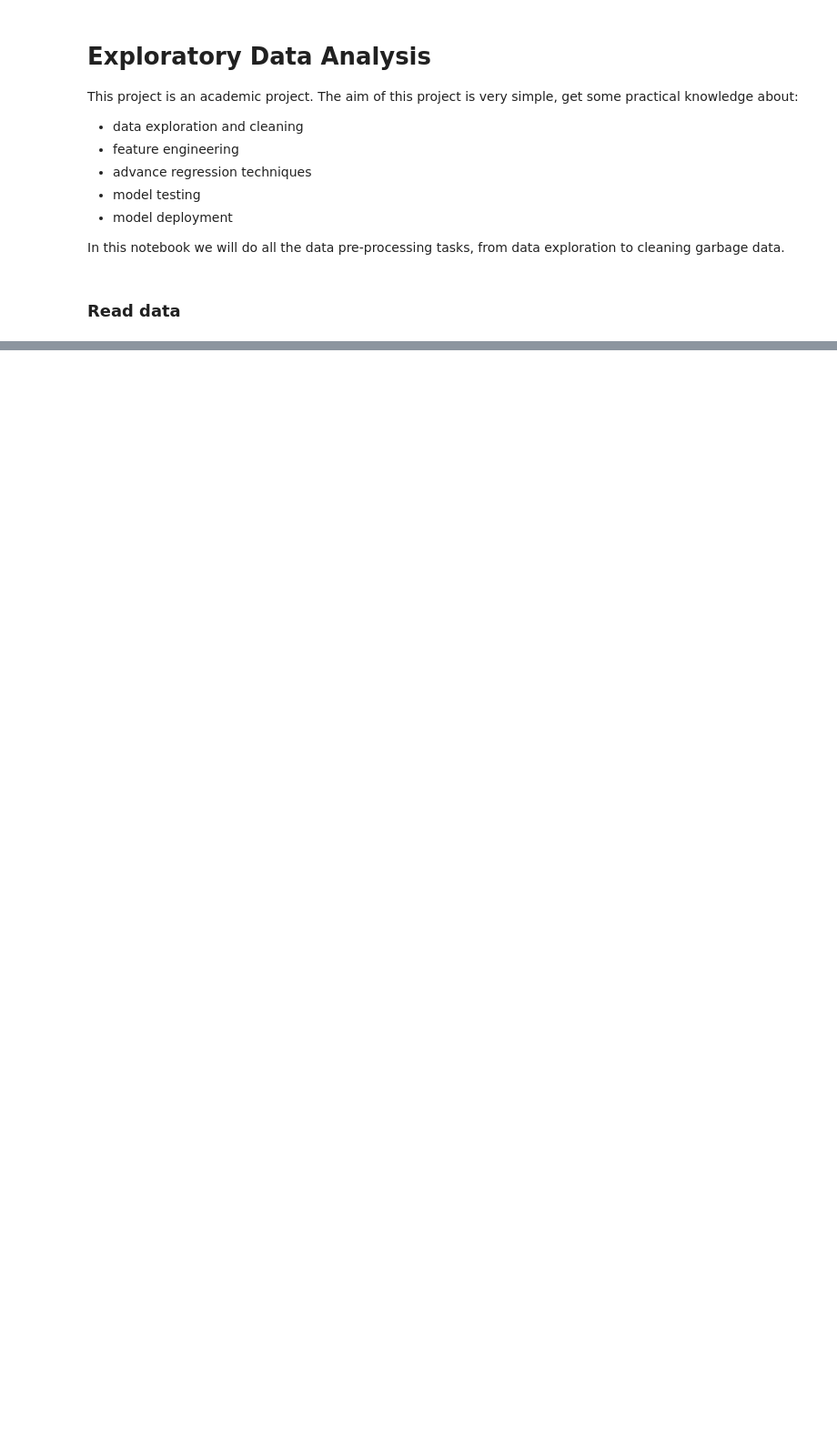
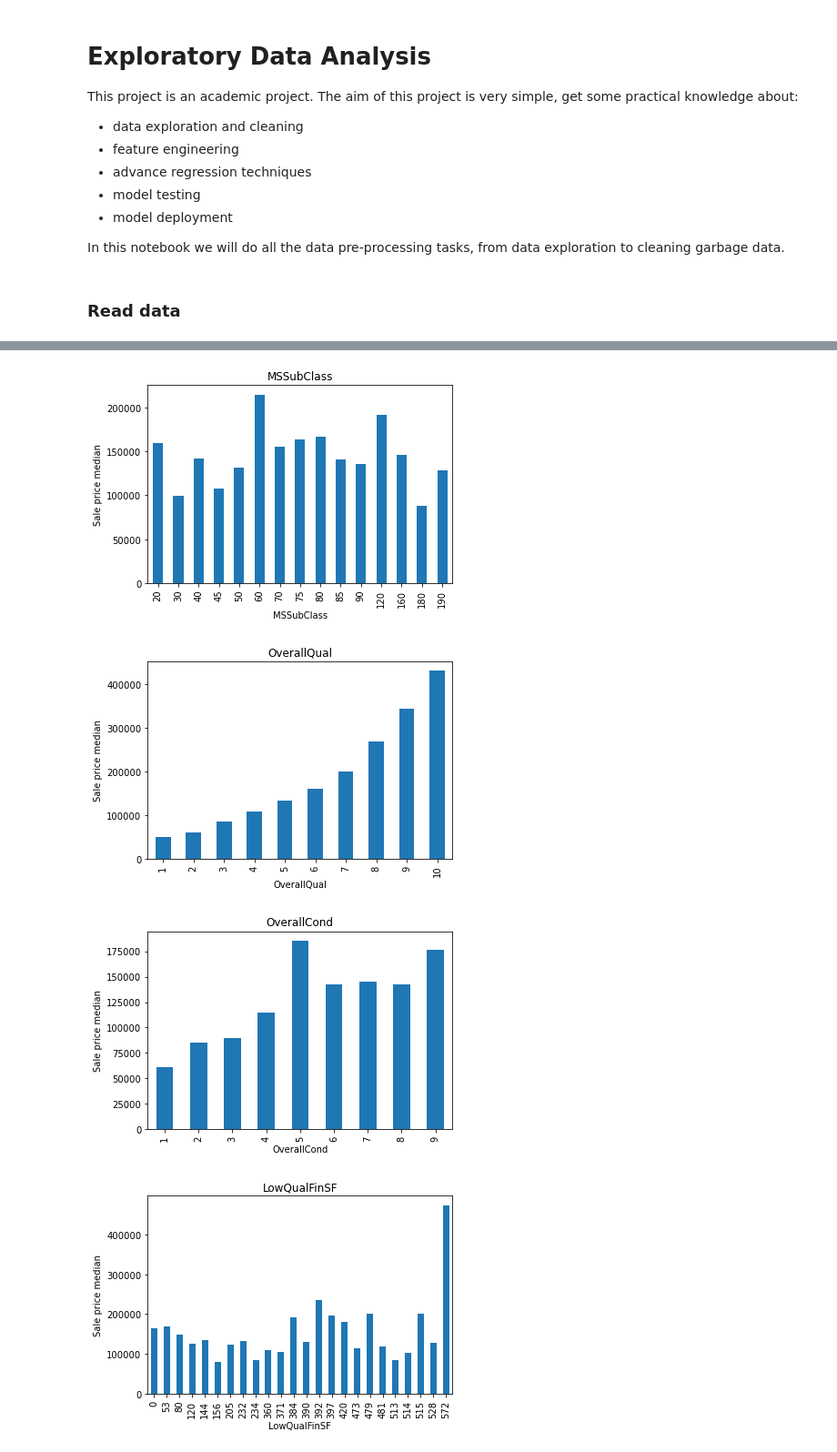
Before and after one commit to ZizZu94/house-prices, a Jupyter notebook: exploratory-data-analysis.ipynb, the cells around one changed output, grey strips where cells are left out. Shown: that part at 91% size. Cells and saved outputs as stored; diff of their text form; code cells hidden in the pictures; blank space fills up the shorter version.

```diff
--- a/exploratory-data-analysis.ipynb
+++ b/exploratory-data-analysis.ipynb
@@ -32,0 +126,3 @@ dataset.head()
+# %%
+for feature in temporal_features:
+    print(feature, dataset[feature].unique())
@@ -32,0 +182,3 @@ dataset.head()
+# %%
+discrete_features=[feature for feature in numerical_features if len(dataset[feature].unique())<25 and feature not in temporal_features+['Id']]
+discrete_features
@@ -32,0 +212,13 @@ dataset.head()
+# %%
+for feature in discrete_features:
+    data=dataset.copy()
+    data.groupby(feature)['SalePrice'].median().plot.bar()
+    plt.xlabel(feature)
+    plt.ylabel('Sale price median')
+    plt.title(feature)
+    plt.show()
+# %% [output]
+[figure, added]
+[figure, added]
+[figure, added]
+[figure, added]
```
Also changed, not shown: parts of 26 cells of this notebook.
